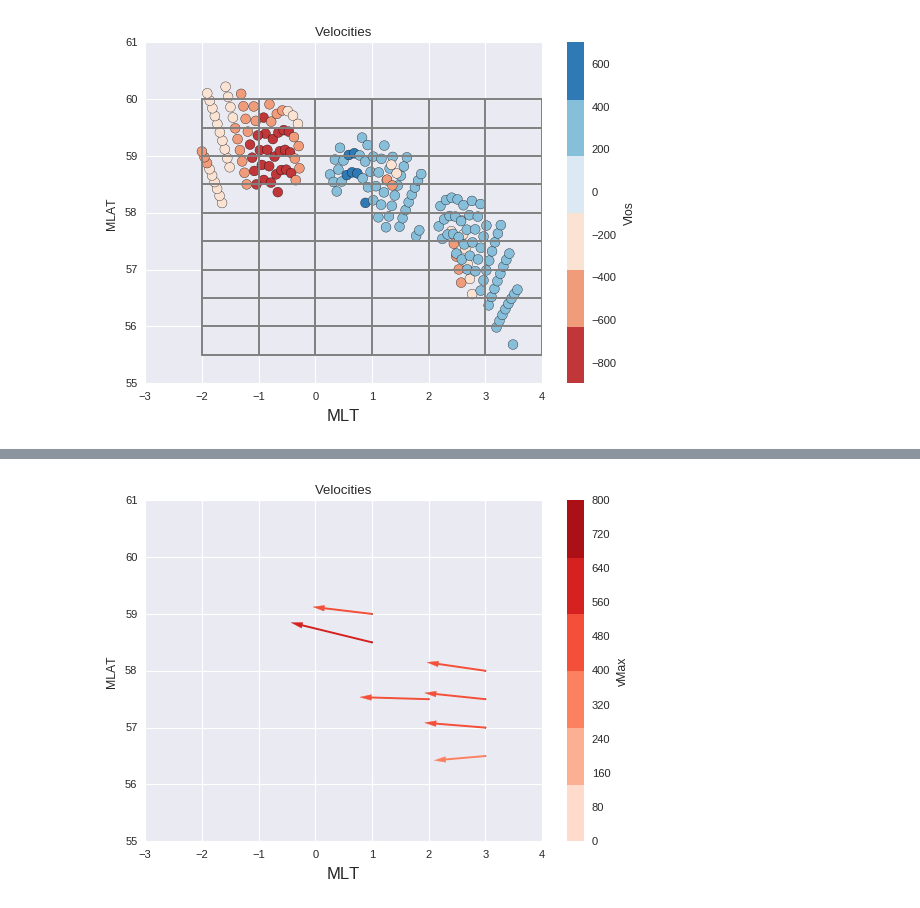
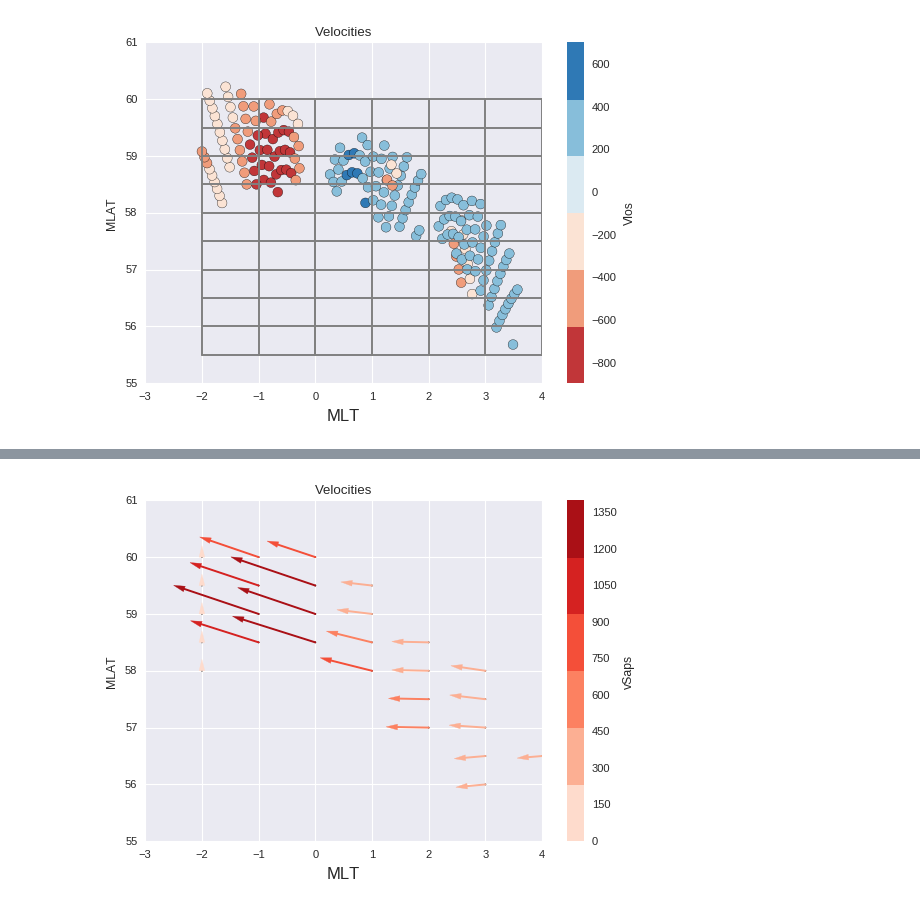
Before and after one commit to bharatreddy/vel-analys, a Jupyter notebook: ipy/saps_vels.ipynb, the cells around one changed output, grey strips where cells are left out. Drawn from its saved outputs; the diff is of its cells as text; code cells hidden in the pictures.

```diff
--- a/ipy/saps_vels.ipynb
+++ b/ipy/saps_vels.ipynb
@@ -331,42 +471,42 @@ plotMLATs = velAnlysDF['grid_MLAT'].unique().tolist()
 
 velScaleMin = 0.
 # round off max velocity to the next hundred
-velScaleMax = (velAnlysDF["Vlos"].max() + 100.)*100/100 - (velAnlysDF["Vlos"].max() + 100.)%100
+velScaleMax = (fitResultsDF["vSaps"].max() + 100.)*100/100 - (fitResultsDF["vSaps"].max() + 100.)%100
 
 fitResultsDF.plot( kind='scatter',
               x='grid_normMLT',
               y='grid_MLAT',
-              c='vMax',
+              c='vSaps',
               s=1., cmap=seaMap, vmin=velScaleMin, vmax=velScaleMax, ax=ax)
 ax.set_ylabel("MLAT")
 ax.set_xlabel("MLT", fontsize=12)
 ax.set_title( "Velocities" )
 ax.set_ylim( [int(round(velAnlysDF['grid_MLAT'].min()))-1, \
               int(round(velAnlysDF['grid_MLAT'].max()))+1] )
 ax.set_xlim( [int(round(velAnlysDF['grid_MLT'].min()))-1, \
               int(round(velAnlysDF['grid_MLT'].max()))] )
 
 plotMLTends = fitResultsDF['plot_normMLTEnd'].tolist()
 plotMLATends = fitResultsDF['plot_MLATEnd'].tolist()
 plotMLTbegins = fitResultsDF['grid_MLT'].tolist()
 plotMLATbegins = fitResultsDF['grid_MLAT'].tolist()
-plotVelMagns = fitResultsDF['vMax'].tolist()
+plotVelMagns = fitResultsDF['vSaps'].tolist()
 # Normalize velocities according to colorbar
 colNorm = Normalize( vmin=velScaleMin, vmax=velScaleMax )
 for currMLTend, currMLATend, currMLTbgn, currMLATbgn, currVel in\
         zip( plotMLTends, plotMLATends, plotMLTbegins, plotMLATbegins, plotVelMagns ) :
         # get a appropriate color for each bar
         currCol = seaMap( colNorm(currVel) )
         ax.plot( [currMLTbgn, currMLTend], [ currMLATbgn, currMLATend ], color=currCol )
         ax.arrow( currMLTbgn, currMLATbgn, currMLTend-currMLTbgn, currMLATend-currMLATbgn,\
                  head_width=0.1, head_length=0.2, fc=currCol, ec=currCol)
 
 ax.get_figure().savefig("../figs/fitVels-grid.pdf",bbox_inches='tight')
 #### Plot the fitted SAPS velocities ####
 #### Plot the fitted SAPS velocities ####
 #### Plot the fitted SAPS velocities ####
 # %% [output]
-[figure, old version]
+[figure, new version]
 # %%
 # testFittingDF = velAnlysDF[ (velAnlysDF["MLT"] < 3.) &\
 #                  (velAnlysDF["MLT"] > 2.) &\
```
Also changed, not shown: parts of 4 cells of this notebook, 3 other files.
